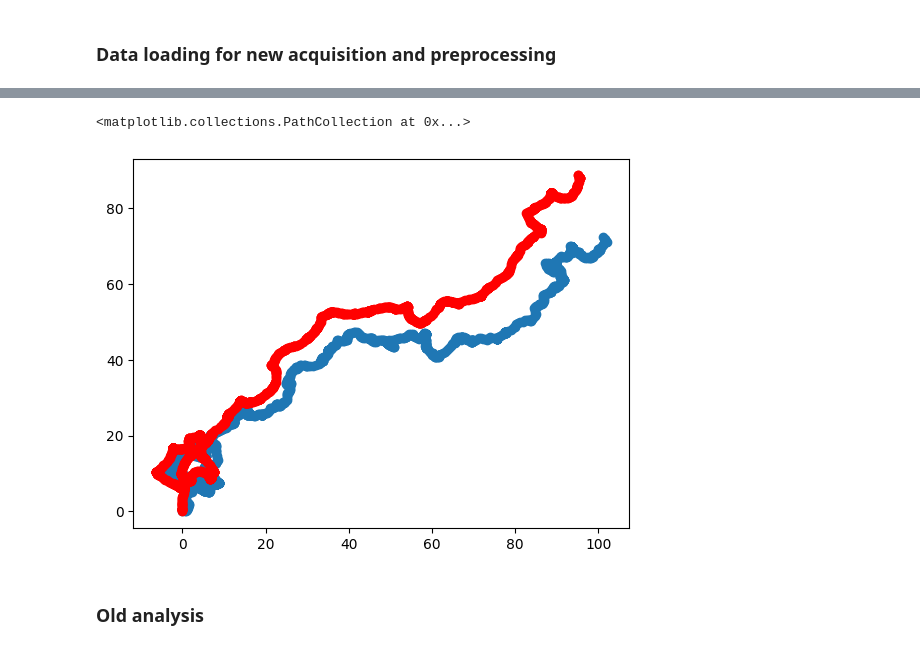
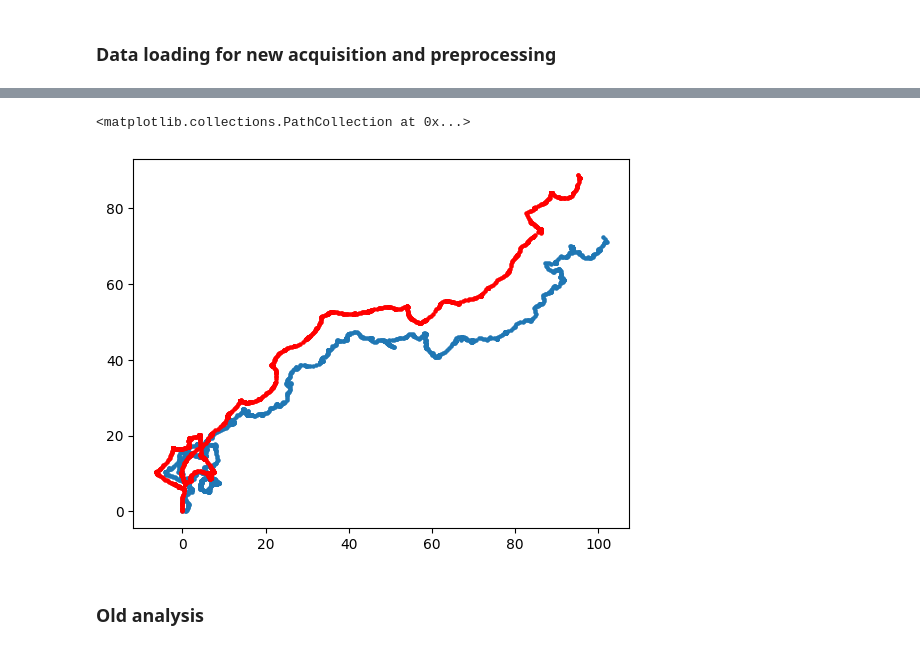
Before and after one commit to jingxuanf0214/thesis-2p-behavior-align, a Jupyter notebook: Exploratory analysis.ipynb, the cells around one changed output, grey strips where cells are left out. Cells and saved outputs as stored; diff of their text form; code cells hidden in the pictures.

```diff
--- a/Exploratory analysis.ipynb
+++ b/Exploratory analysis.ipynb
@@ -219,7 +220,9 @@ def rename_dataframe(df):
     }
     df = df.rename(columns=rename_dict)
     # Modify the column 'column_name' in place by dividing by 0.7
-    df['yawV'] = df['yawV'] / 0.7
+    df['yawV'] = df['yawV'] / 0.8
+    df['heading'] = df['heading'] + np.pi
+    df['heading_unjumped'] = df['heading_unjumped'] + np.pi
     return df
 
 behav_df = rename_dataframe(behav_df)
@@ -244,7 +328,10 @@ def reconstruct_path(df, ball_d = 9):
     mmPerDeg = circum / 360 # mm per degree of ball
     fwdAngVel = df.fwV/mmPerDeg
     # zero heading
-    zeroedH = df.heading - df.heading[0]
+    #heading_scaled = scale_circular_variable(df.heading)
+    heading_scaled = df.heading
+    zeroedH = heading_scaled - heading_scaled[0]
+    #print(zeroedH)
     time_bin = np.diff(df.time)
     # movement in x (in degrees) at each time point
     xChangePos = (fwdAngVel[0:-1]*time_bin)*np.sin(zeroedH[0:-1]) + (df.sideV[0:-1]*time_bin)*np.sin(zeroedH[0:-1]+np.pi/4)
@@ -259,11 +346,11 @@ def reconstruct_path(df, ball_d = 9):
 # %%
 xPos, yPos = reconstruct_path(behav_df, ball_d = 9)
 # %%
-plt.scatter(behav_df['flypos_x'], behav_df['flypos_y'])
-plt.scatter(xPos, yPos, color='red')
+plt.scatter(behav_df['flypos_x'], behav_df['flypos_y'],s=5)
+plt.scatter(xPos, yPos, s=5,color='red')
 # %% [output]
 <matplotlib.collections.PathCollection at 0x...>
-[figure, old version]
+[figure, new version]
 # %% [markdown]
 ### Old analysis
 # %%
```
Also changed, not shown: parts of 9 cells of this notebook, 1 other file.
